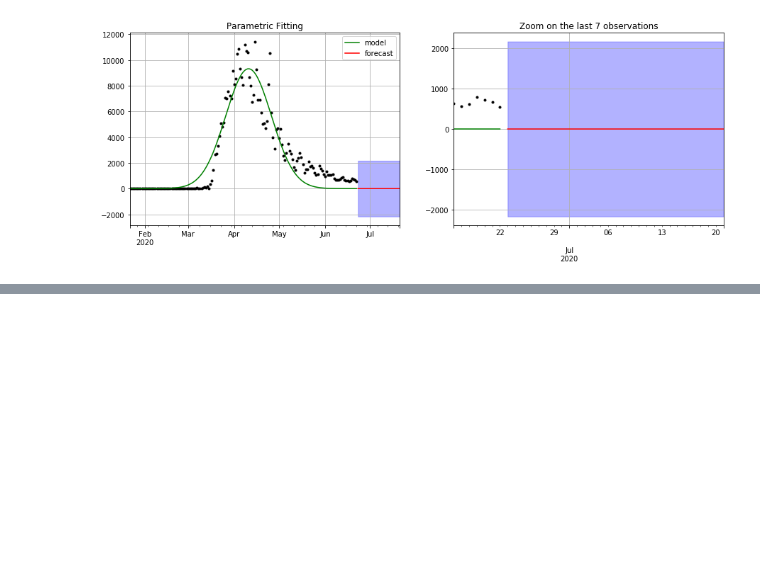
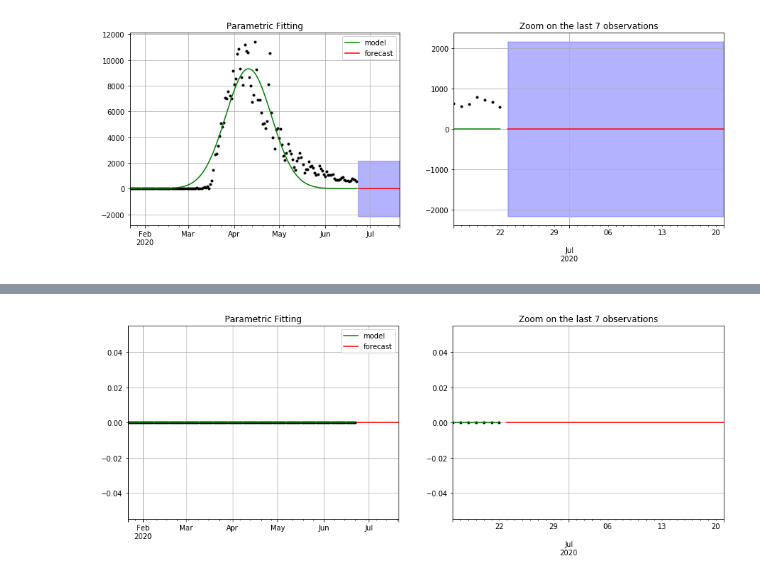
Before and after one commit to sahussain/Udacity-MLEN-CapstoneProject, a Jupyter notebook: Notebooks/TSFMs2 .ipynb, the cells around one changed output, grey strips where cells are left out. Cells and saved outputs as stored; diff of their text form; code cells hidden in the pictures; blank space fills up the shorter version.

```diff
--- a/Notebooks/TSFMs2 .ipynb
+++ b/Notebooks/TSFMs2 .ipynb
@@ -337,0 +458,3 @@ preds = forecast_curve(covid_df_NY["new"], curve_gaussian, model, pred_ahead=30,
+# %%
+forecast_randomcity_new_cases(covid_df)
+# %% [output]
@@ -337,0 +462 @@ preds = forecast_curve(covid_df_NY["new"], curve_gaussian, model, pred_ahead=30,
+[figure, added]
```
Also changed, not shown: parts of 17 cells of this notebook.
